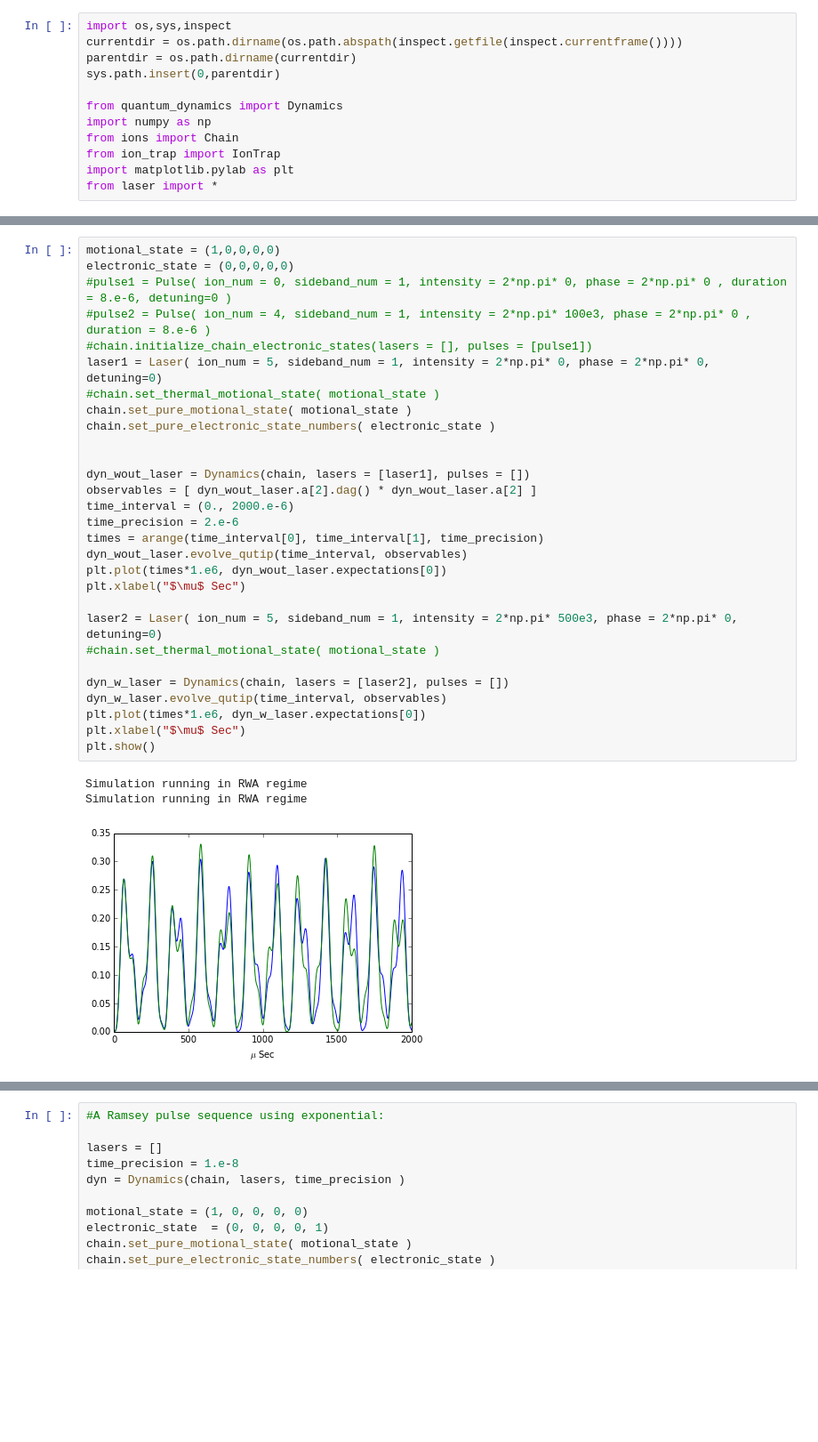
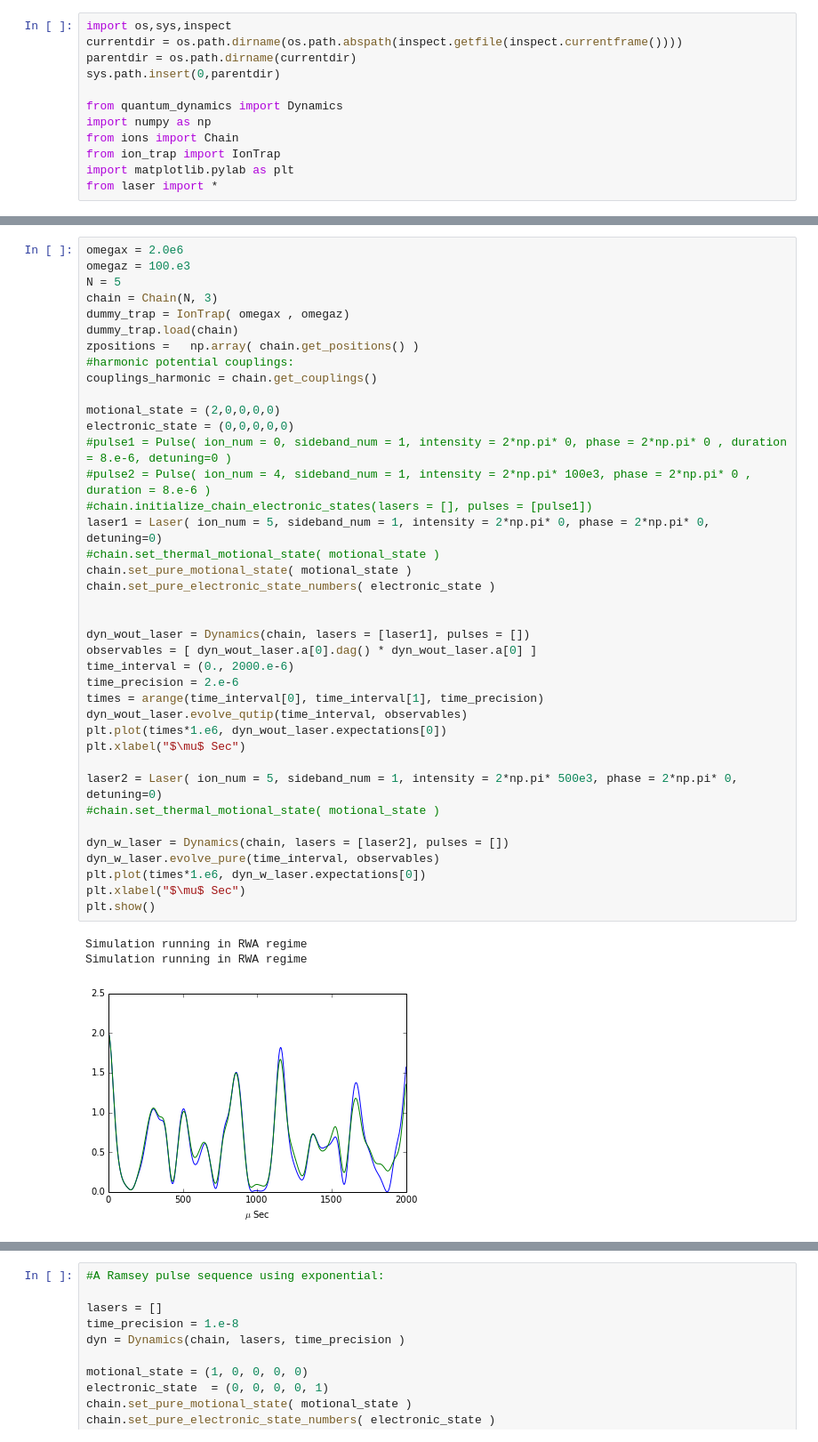
Before and after one commit to HaeffnerLab/ion-trap-qsim, a Jupyter notebook: Independent_Simulations/Chain-Scale-Adding-Dynamics-of-Electronic-States.ipynb, the cells around one changed output, grey strips where cells are left out. Shown at 89% size. Cells and saved outputs as stored; diff of their text form; blank space fills up the shorter version.

```diff
--- a/Independent_Simulations/Chain-Scale-Adding-Dynamics-of-Electronic-States.ipynb
+++ b/Independent_Simulations/Chain-Scale-Adding-Dynamics-of-Electronic-States.ipynb
@@ -23,33 +71,43 @@ couplings_harmonic = chain.get_couplings()
 # %%
-motional_state = (1,0,0,0,0)
+omegax = 2.0e6
+omegaz = 100.e3
+N = 5
+chain = Chain(N, 3)
+dummy_trap = IonTrap( omegax , omegaz)
+dummy_trap.load(chain)
+zpositions =   np.array( chain.get_positions() )
+#harmonic potential couplings:
+couplings_harmonic = chain.get_couplings()
+
+motional_state = (2,0,0,0,0)
 electronic_state = (0,0,0,0,0)
 #pulse1 = Pulse( ion_num = 0, sideband_num = 1, intensity = 2*np.pi* 0, phase = 2*np.pi* 0 , duration = 8.e-6, detuning=0 )
 #pulse2 = Pulse( ion_num = 4, sideband_num = 1, intensity = 2*np.pi* 100e3, phase = 2*np.pi* 0 , duration = 8.e-6 )
 #chain.initialize_chain_electronic_states(lasers = [], pulses = [pulse1])
 laser1 = Laser( ion_num = 5, sideband_num = 1, intensity = 2*np.pi* 0, phase = 2*np.pi* 0, detuning=0)
 #chain.set_thermal_motional_state( motional_state )
 chain.set_pure_motional_state( motional_state )
 chain.set_pure_electronic_state_numbers( electronic_state )
 
 
 dyn_wout_laser = Dynamics(chain, lasers = [laser1], pulses = [])
-observables = [ dyn_wout_laser.a[2].dag() * dyn_wout_laser.a[2] ]
+observables = [ dyn_wout_laser.a[0].dag() * dyn_wout_laser.a[0] ]
 time_interval = (0., 2000.e-6)
 time_precision = 2.e-6
 times = arange(time_interval[0], time_interval[1], time_precision)
 dyn_wout_laser.evolve_qutip(time_interval, observables)
 plt.plot(times*1.e6, dyn_wout_laser.expectations[0])
 plt.xlabel("$\mu$ Sec")
 
 laser2 = Laser( ion_num = 5, sideband_num = 1, intensity = 2*np.pi* 500e3, phase = 2*np.pi* 0, detuning=0)
 #chain.set_thermal_motional_state( motional_state )
 
 dyn_w_laser = Dynamics(chain, lasers = [laser2], pulses = [])
-dyn_w_laser.evolve_qutip(time_interval, observables)
+dyn_w_laser.evolve_pure(time_interval, observables)
 plt.plot(times*1.e6, dyn_w_laser.expectations[0])
 plt.xlabel("$\mu$ Sec")
 plt.show()
 # %% [output]
 Simulation running in RWA regime
 Simulation running in RWA regime
-[figure, old version]
+[figure, new version]
```
Also changed, not shown: parts of 5 cells of this notebook, 14 other files.
